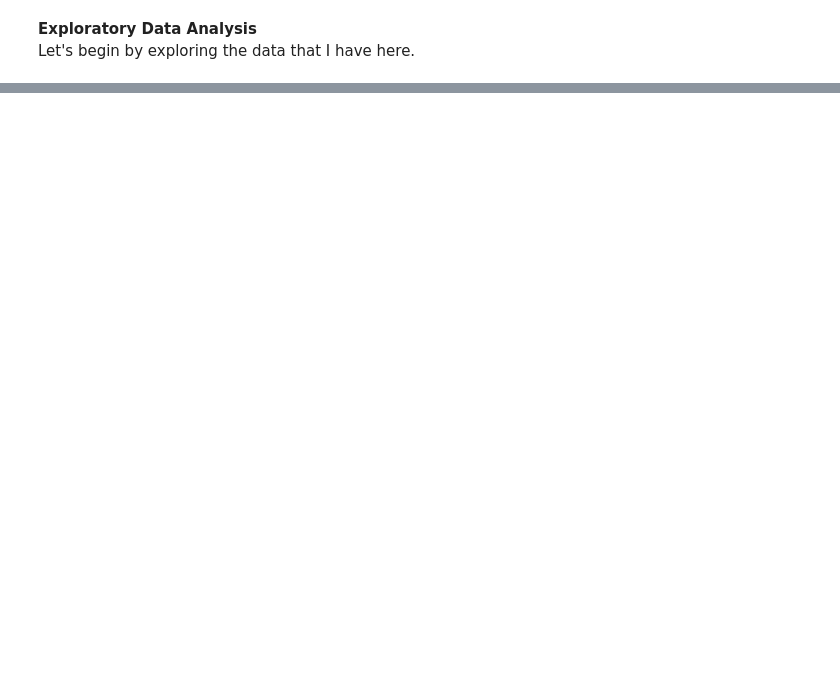
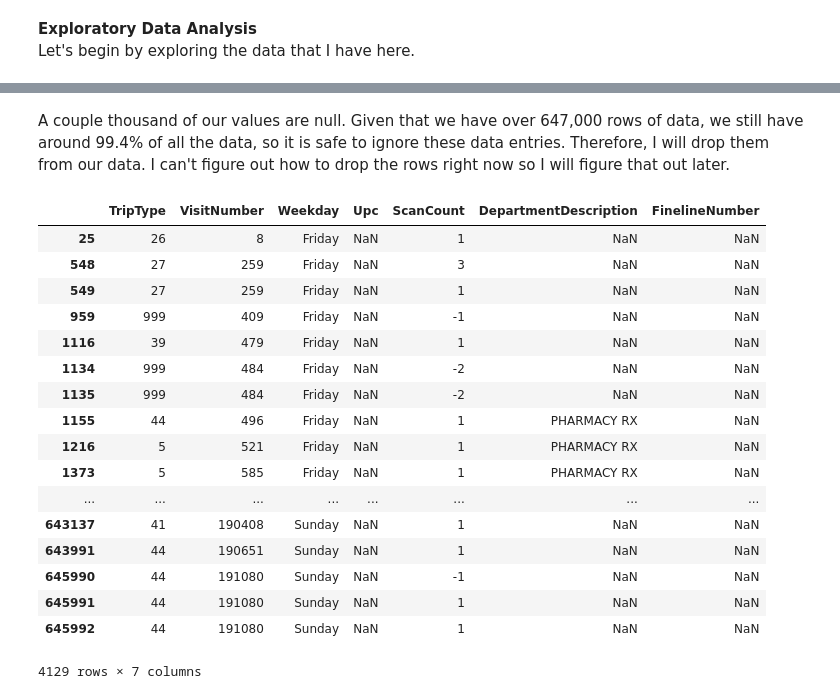
Before and after one commit to jeremyhan111/walmart_classification, a Jupyter notebook: Walmart Classification.ipynb, the cells around one changed output, grey strips where cells are left out. Cells and saved outputs as stored; diff of their text form; code cells hidden in the pictures; blank space fills up the shorter version.

Commit message:
added descriptions

```diff
--- a/Walmart Classification.ipynb
+++ b/Walmart Classification.ipynb
@@ -32,0 +88,24 @@ Let's begin by exploring the data that I have here.
+# %% [markdown]
+A couple thousand of our values are null. Given that we have over 647,000 rows of data, we still have around 99.4% of all the data, so it is safe to ignore these data entries. Therefore, I will drop them from our data. I can't figure out how to drop the rows right now so I will figure that out later.
+# %%
+train.loc[train.DepartmentDescription.isnull()]
+train.loc[train.Upc.isnull()]
+# %% [output]
+|  | TripType | VisitNumber | Weekday | Upc | ScanCount | DepartmentDescription | FinelineNumber |
+| 25 | 26 | 8 | Friday | NaN | 1 | NaN | NaN |
+| 548 | 27 | 259 | Friday | NaN | 3 | NaN | NaN |
+| 549 | 27 | 259 | Friday | NaN | 1 | NaN | NaN |
+| 959 | 999 | 409 | Friday | NaN | -1 | NaN | NaN |
+| 1116 | 39 | 479 | Friday | NaN | 1 | NaN | NaN |
+| 1134 | 999 | 484 | Friday | NaN | -2 | NaN | NaN |
+| 1135 | 999 | 484 | Friday | NaN | -2 | NaN | NaN |
+| 1155 | 44 | 496 | Friday | NaN | 1 | PHARMACY RX | NaN |
+| 1216 | 5 | 521 | Friday | NaN | 1 | PHARMACY RX | NaN |
+| 1373 | 5 | 585 | Friday | NaN | 1 | PHARMACY RX | NaN |
+| ... | ... | ... | ... | ... | ... | ... | ... |
+| 643137 | 41 | 190408 | Sunday | NaN | 1 | NaN | NaN |
+| 643991 | 44 | 190651 | Sunday | NaN | 1 | NaN | NaN |
+| 645990 | 44 | 191080 | Sunday | NaN | -1 | NaN | NaN |
+| 645991 | 44 | 191080 | Sunday | NaN | 1 | NaN | NaN |
+| 645992 | 44 | 191080 | Sunday | NaN | 1 | NaN | NaN |
+4129 rows × 7 columns
```
Also changed, not shown: parts of 6 cells of this notebook.
